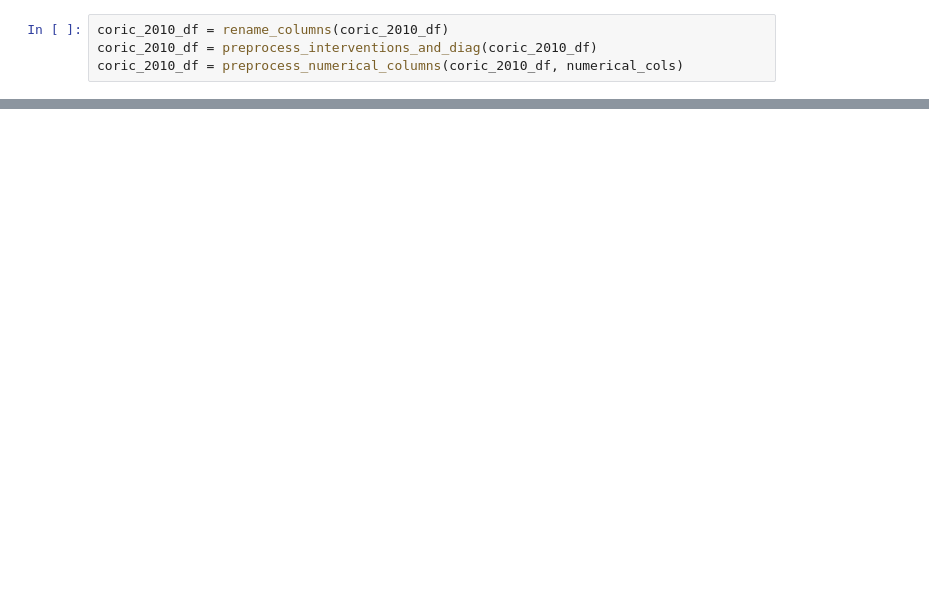
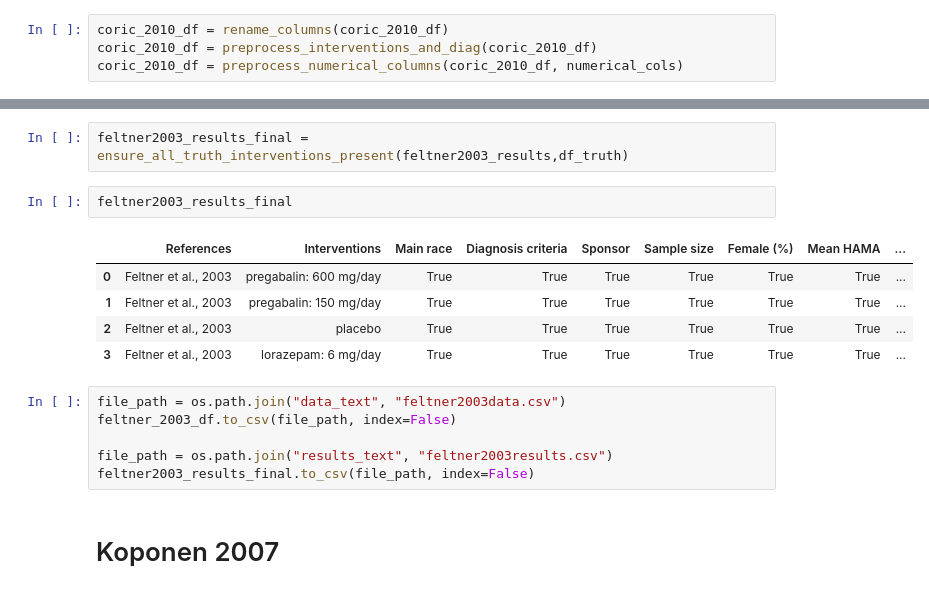
Before and after one commit to brandonorodriguez/Leveraging-GPT-4o-for-Structured-Data-Extraction-in-Clinical-Trials, a Jupyter notebook: Data_Extraction.ipynb, the cells around one changed output, grey strips where cells are left out. Saved outputs shown, nothing was run; the diff lists cells and outputs as text; blank space fills up the shorter version.

```diff
--- a/Data_Extraction.ipynb
+++ b/Data_Extraction.ipynb
@@ -609,0 +806,18 @@ coric2010_results = testing(df_truth, coric_2010_df)
+# %%
+feltner2003_results_final = ensure_all_truth_interventions_present(feltner2003_results,df_truth)
+# %%
+feltner2003_results_final
+# %% [output]
+|  | References | Interventions | Main race | Diagnosis criteria | Sponsor | Sample size | Female (%) | Mean HAMA | ... |
+| 0 | Feltner et al., 2003 | pregabalin: 600 mg/day | True | True | True | True | True | True | ... |
+| 1 | Feltner et al., 2003 | pregabalin: 150 mg/day | True | True | True | True | True | True | ... |
+| 2 | Feltner et al., 2003 | placebo | True | True | True | True | True | True | ... |
+| 3 | Feltner et al., 2003 | lorazepam: 6 mg/day | True | True | True | True | True | True | ... |
+# %%
+file_path = os.path.join("data_text", "feltner2003data.csv")
+feltner_2003_df.to_csv(file_path, index=False)
+
+file_path = os.path.join("results_text", "feltner2003results.csv")
+feltner2003_results_final.to_csv(file_path, index=False)
+# %% [markdown]
+# Koponen 2007
```
Also changed, not shown: parts of 101 cells of this notebook, 17 other files.
